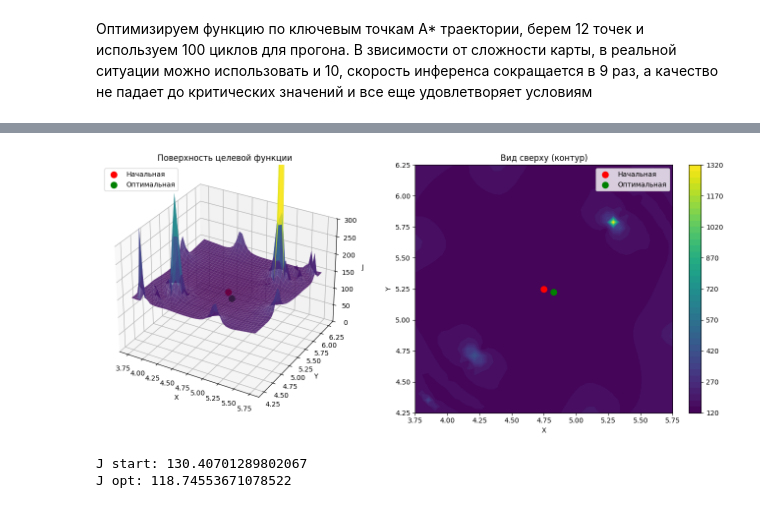
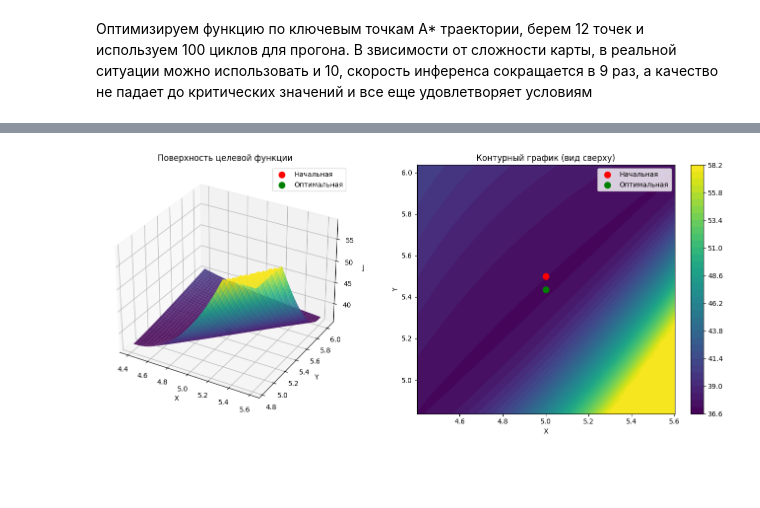
Before and after one commit to AlexandrLarionov/Path-optimization, a Jupyter notebook: main.ipynb, the cells around one changed output, grey strips where cells are left out. Saved outputs shown, nothing was run; the diff lists cells and outputs as text; code cells hidden in the pictures; blank space fills up the shorter version.

```diff
--- a/main.ipynb
+++ b/main.ipynb
@@ -234,7 +234,7 @@ from scipy.optimize import minimize
 
 # ctrl_points_init = np.array(path_a_star)
 indices = np.linspace(0, len(path_a_star)-1, 12).astype(int)
-ctrl_points = np.array(path_a_star)[indices]
+ctrl_points_init = np.array(path_a_star)[indices]
 
 result = minimize(
     objective,
@@ -319,74 +319,87 @@ plt.show()
 # %%
 from mpl_toolkits.mplot3d import Axes3D
 import matplotlib.pyplot as plt
+import numpy as np
 
+# Индекс варьируемой контрольной точки
 mid_idx = len(ctrl_points_init)//2
-base_ctrl = ctrl_points_init.copy()
 
-x_range = np.linspace(base_ctrl[mid_idx,0]-1,
-                      base_ctrl[mid_idx,0]+1, 40)
-y_range = np.linspace(base_ctrl[mid_idx,1]-1,
-                      base_ctrl[mid_idx,1]+1, 40)
+# Берем оптимизированные точки как центр
+base_ctrl = ctrl_opt.copy()
+
+delta = 0.6
+
+x_center = base_ctrl[mid_idx, 0]
+y_center = base_ctrl[mid_idx, 1]
+
+x_range = np.linspace(x_center - delta, x_center + delta, 40)
+y_range = np.linspace(y_center - delta, y_center + delta, 40)
 
 X, Y = np.meshgrid(x_range, y_range)
 Z = np.zeros_like(X)
 
+# ===== Вычисление поверхности =====
 for i in range(len(x_range)):
     for j in range(len(y_range)):
         test_ctrl = base_ctrl.copy()
-        test_ctrl[mid_idx] = [X[j,i], Y[j,i]]
-        Z[j,i] = objective(test_ctrl.flatten())
+        test_ctrl[mid_idx] = [X[j, i], Y[j, i]]
 
-# ======== Визуализация ========
+        try:
+            Z[j, i] = objective(test_ctrl.flatten())
+        except:
+            Z[j, i] = np.nan  # если сплайн не строится
 
-fig = plt.figure(figsize=(14,6))
+Z = np.nan_to_num(Z, nan=np.nanmax(Z))
 
-# --- 3D поверхность ---
+z_clip = np.percentile(Z, 95)
+Z_vis = np.clip(Z, None, z_clip)
+
+# ===== Визуализация =====
+fig = plt.figure(figsize=(14, 6))
+
 ax1 = fig.add_subplot(121, projection='3d')
-surf = ax1.plot_surface(X, Y, Z, cmap='viridis', alpha=0.85)
+surf = ax1.plot_surface(X, Y, Z_vis, cmap='viridis', alpha=0.9)
 
-ax1.scatter(base_ctrl[mid_idx,0],
-            base_ctrl[mid_idx,1],
-            objective(base_ctrl.flatten()),
+# Начальная точка
+J_start = objective(ctrl_points_init.flatten())
+ax1.scatter(ctrl_points_init[mid_idx, 0],
+            ctrl_points_init[mid_idx, 1],
+            J_start,
             color='red', s=80, label='Начальная')
 
-ax1.scatter(ctrl_opt[mid_idx,0],
-            ctrl_opt[mid_idx,1],
-            objective(ctrl_opt.flatten()),
+# Оптимальная точка
+J_opt = objective(ctrl_opt.flatten())
+ax1.scatter(ctrl_opt[mid_idx, 0],
+            ctrl_opt[mid_idx, 1],
+            J_opt,
             color='green', s=80, label='Оптимальная')
-
 
 ax1.set_title("Поверхность целевой функции")
 ax1.set_xlabel("X")
 ax1.set_ylabel("Y")
-ax1.set_zlim(0, 300)
 ax1.set_zlabel("J")
 ax1.legend()
 
-# --- Вид сверху (contour) ---
+# --- Вид сверху ---
 ax2 = fig.add_subplot(122)
-cont = ax2.contourf(X, Y, Z, levels=40, cmap='viridis')
+cont = ax2.contourf(X, Y, Z_vis, levels=40, cmap='viridis')
 plt.colorbar(cont, ax=ax2)
 
-ax2.scatter(base_ctrl[mid_idx,0],
-            base_ctrl[mid_idx,1],
+ax2.scatter(ctrl_points_init[mid_idx, 0],
+            ctrl_points_init[mid_idx, 1],
             color='red', s=80, label='Начальная')
 
-ax2.scatter(ctrl_opt[mid_idx,0],
-            ctrl_opt[mid_idx,1],
+ax2.scatter(ctrl_opt[mid_idx, 0],
+            ctrl_opt[mid_idx, 1],
             color='green', s=80, label='Оптимальная')
 
-ax2.set_title("Вид сверху (контур)")
+ax2.set_title("Контурный график (вид сверху)")
 ax2.set_xlabel("X")
 ax2.set_ylabel("Y")
 ax2.legend()
 
+plt.savefig(f'optim_func.png', dpi=150)
 plt.tight_layout()
-plt.savefig(f'heatmapa.png', dpi=150)
 plt.show()
-print("J start:", objective(base_ctrl.flatten()))
-print("J opt:", objective(ctrl_opt.flatten()))
 # %% [output]
-[figure, old version]
+[figure, new version]
-J start: 130.40701289802067
-J opt: 118.74553671078522
```
Also changed, not shown: parts of 3 cells of this notebook.
